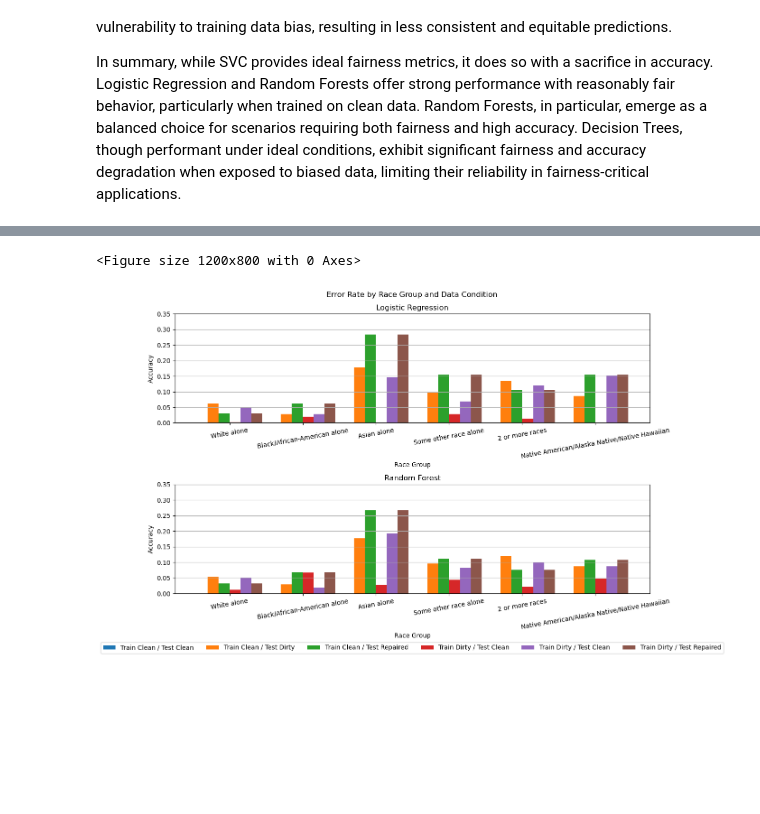
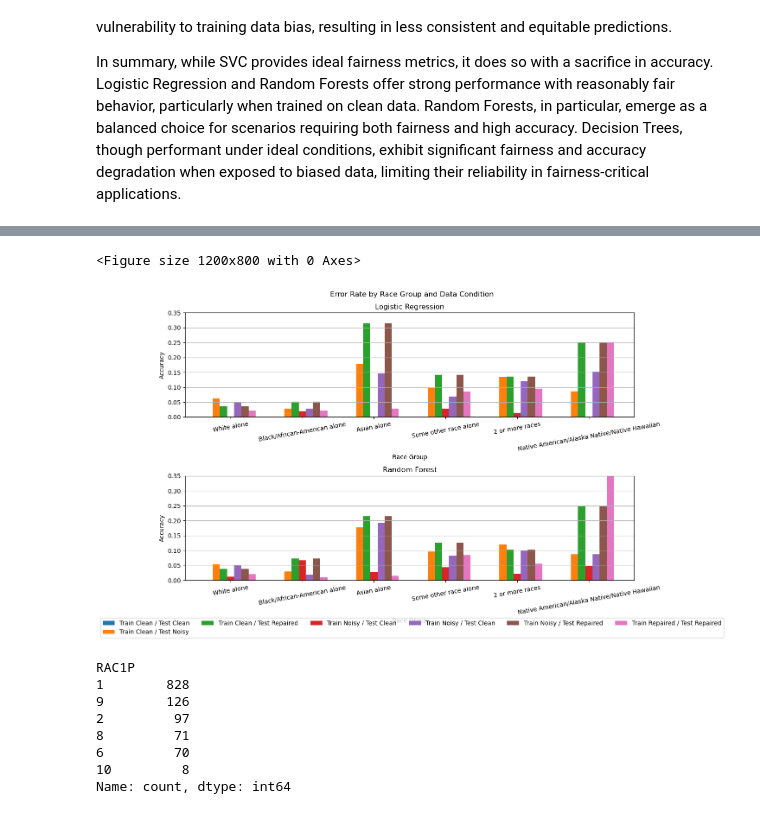
Before and after one commit to michelle-qiu/cs-590-fairness, a Jupyter notebook: pums_ML_updated_analysis.ipynb, the cells around one changed output, grey strips where cells are left out. Saved outputs shown, nothing was run; the diff lists cells and outputs as text; code cells hidden in the pictures; blank space fills up the shorter version.

```diff
--- a/pums_ML_updated_analysis.ipynb
+++ b/pums_ML_updated_analysis.ipynb
@@ -72,7 +88,7 @@ def prepare_data(df, is_clean=True, is_repair=False):
 X_train_clean, X_test_clean, y_train_clean, y_test_clean, s_train_clean, s_test_clean = prepare_data(clean_df, is_clean=True)
 X_train_dirty, X_test_dirty, y_train_dirty, y_test_dirty, s_train_dirty, s_test_dirty = prepare_data(dirty_df, is_clean=False)
 
-X_repaired, y_repaired, s_repaired = prepare_data(repaired_df, is_clean=False, is_repair=True)
+X_train_repaired, X_test_repaired, y_train_repaired, y_test_repaired, s_train_repaired, s_test_repaired = prepare_data(repaired_df, is_clean=False)
 # X_repaired, y_repaired, s_repaired = prepare_data(repaired_df, is_clean=False, is_repair=True)
 # %%
 # X_train_clean_c = X_train_clean_c.drop("RAC1P", axis=1)
@@ -310,19 +342,24 @@ y_pred_rf_train_dirty_test_repaired = rf_train_dirty.predict(X_repaired)
 # y_pred_svm_train_clean_test_repaired = svm_train_clean.predict(X_repaired_c)
 # y_pred_svm_train_dirty_test_repaired = svm_train_dirty.predict(X_repaired_d)
 
-svm_train_clean = SVC(kernel="linear", max_iter=5000, random_state=42)
+svm_train_clean = SVC(kernel="linear", max_iter=100000, random_state=42)
 svm_train_clean.fit(X_train_clean, y_train_clean)
 y_pred_svm_train_clean_test_clean = svm_train_clean.predict(X_test_clean)
 y_pred_svm_train_clean_test_dirty = svm_train_clean.predict(X_test_dirty)
 
-svm_train_dirty = SVC(kernel="linear", max_iter=5000, random_state=42)
+svm_train_dirty = SVC(kernel="linear", max_iter=100000, random_state=42)
 svm_train_dirty.fit(X_train_dirty, y_train_dirty)
 y_pred_svm_train_dirty_test_clean = svm_train_dirty.predict(X_test_clean)
 y_pred_svm_train_dirty_test_dirty = svm_train_dirty.predict(X_test_dirty)
 
 #repaired below
-y_pred_svm_train_clean_test_repaired = svm_train_clean.predict(X_repaired)
-y_pred_svm_train_dirty_test_repaired = svm_train_dirty.predict(X_repaired)
+y_pred_svm_train_clean_test_repaired = svm_train_clean.predict(X_test_repaired)
+y_pred_svm_train_dirty_test_repaired = svm_train_dirty.predict(X_test_repaired)
+
+#adding repaired/repaired
+svm_train_repaired = SVC(kernel="linear", max_iter=100000, random_state=42)
+svm_train_repaired.fit(X_train_repaired, y_train_repaired)
+y_pred_svm_train_repaired_test_repaired = svm_train_repaired.predict(X_test_repaired)
 # %%
 #Predictions for all 4 models (each trained on the clean/dirty data) on all of the repaired data!
 
@@ -858,14 +963,15 @@ def analyze_misclassifications(X_test, y_test, y_pred, sensitive_attr):
         'misclassified_feature_stats': misclassified_stats,
         'overall_feature_stats': overall_stats
     }
-def misclassification_analysis(model_name, X_test_clean, X_test_dirty, X_repaired, y_test_clean, y__test_dirty, y_repaired, y_pred_train_clean_test_clean, y_pred_train_clean_test_dirty, y_pred_train_dirty_test_clean, y_pred_train_dirty_test_dirty, y_pred_train_clean_test_repaired, y_pred_train_dirty_test_repaired, ax):
+def misclassification_analysis(model_name, X_test_clean, X_test_dirty, X_test_repaired, y_test_clean, y_test_dirty, y_test_repaired, y_pred_train_clean_test_clean, y_pred_train_clean_test_dirty, y_pred_train_dirty_test_clean, y_pred_train_dirty_test_dirty, y_pred_train_clean_test_repaired, y_pred_train_dirty_test_repaired, y_pred_train_repaired_test_repaired, ax):
     # Analyze all four logistic regression scenarios
     clean_clean_errors = analyze_misclassifications(X_test_clean, y_test_clean, y_pred_train_clean_test_clean, s_test_clean)
     clean_dirty_errors = analyze_misclassifications(X_test_dirty, y_test_dirty, y_pred_train_clean_test_dirty, s_test_dirty)
     dirty_clean_errors = analyze_misclassifications(X_test_clean, y_test_clean, y_pred_train_dirty_test_clean, s_test_clean)
     dirty_dirty_errors = analyze_misclassifications(X_test_dirty, y_test_dirty, y_pred_train_dirty_test_dirty, s_test_dirty)
-    clean_repaired_errors = analyze_misclassifications(X_repaired, y_repaired, y_pred_train_clean_test_repaired, s_repaired)
-    dirty_repaired_errors = analyze_misclassifications(X_repaired, y_repaired, y_pred_train_dirty_test_repaired, s_repaired)
+    clean_repaired_errors = analyze_misclassifications(X_test_repaired, y_test_repaired, y_pred_train_clean_test_repaired, s_test_repaired)
+    dirty_repaired_errors = analyze_misclassifications(X_test_repaired, y_test_repaired, y_pred_train_dirty_test_repaired, s_test_repaired)
+    repaired_repaired_errors = analyze_misclassifications(X_test_repaired, y_test_repaired, y_pred_train_repaired_test_repaired, s_test_repaired)
 
     # Collect all race groups
     groups = sorted(set(clean_clean_errors['group_error_rates'].keys()) |
@@ -873,7 +979,9 @@ def misclassification_analysis(model_name, X_test_clean, X_test_dirty, X_repaire
                     set(dirty_clean_errors['group_error_rates'].keys()) |
                     set(dirty_dirty_errors['group_error_rates'].keys()) |
                     set(clean_repaired_errors['group_error_rates'].keys()) |
-                        set(dirty_repaired_errors['group_error_rates'].keys()))
+                    set(dirty_repaired_errors['group_error_rates'].keys()) |
+                    set(repaired_repaired_errors['group_error_rates'].keys())
+                   )
     # Extract error rates by group
     clean_clean_errors = [clean_clean_errors['group_error_rates'].get(g, 0) for g in groups]
     clean_dirty_errors = [clean_dirty_errors['group_error_rates'].get(g, 0) for g in groups]
@@ -881,10 +989,11 @@ def misclassification_analysis(model_name, X_test_clean, X_test_dirty, X_repaire
     dirty_dirty_errors = [dirty_dirty_errors['group_error_rates'].get(g, 0) for g in groups]
     clean_repaired_errors = [dirty_repaired_errors['group_error_rates'].get(g, 0) for g in groups]
     dirty_repaired_errors = [dirty_repaired_errors['group_error_rates'].get(g, 0) for g in groups]
+    repaired_repaired_errors = [repaired_repaired_errors['group_error_rates'].get(g, 0) for g in groups]
 
     # Plot grouped bar chart
     x = np.arange(len(groups))
-    width = 0.15
+    width = 0.1
 
     races_new = {1:"White alone", 2: "Black/African-American alone", 6: "Asian alone", 8: "Some other race alone", 9: "2 or more races", 10: "Native American/Alaska Native/Native Hawaiian"}
     ax.set_xticks(x, [races_new[i] for i in groups])
@@ -892,46 +1001,60 @@ def misclassification_analysis(model_name, X_test_clean, X_test_dirty, X_repaire
     ax.tick_params(axis='x', labelrotation=10)
 
 
-    p0 = ax.bar(x - 2.5*width, clean_clean_errors, width, label='Train Clean / Test Clean')
-    p1 = ax.bar(x - 1.5*width, clean_dirty_errors, width, label='Train Clean / Test Dirty')
-    p4 = ax.bar(x - .5*width, clean_repaired_errors, width, label='Train Clean / Test Repaired')
+    p0 = ax.bar(x - 3*width, clean_clean_errors, width, label='Train Clean / Test Clean')
+    p1 = ax.bar(x - 2*width, clean_dirty_errors, width, label='Train Clean / Test Noisy')
+    p4 = ax.bar(x - 1*width, clean_repaired_errors, width, label='Train Clean / Test Repaired')
 
-    p2 = ax.bar(x + 0.5*width, dirty_clean_errors, width, label='Train Dirty / Test Clean')
-    p3 = ax.bar(x + 1.5*width, dirty_dirty_errors, width, label='Train Dirty / Test Dirty')
-    p5 = ax.bar(x + 2.5*width, dirty_repaired_errors, width, label='Train Dirty / Test Repaired')
+    p2 = ax.bar(x , dirty_clean_errors, width, label='Train Noisy / Test Clean')
+    p3 = ax.bar(x + 1*width, dirty_dirty_errors, width, label='Train Noisy / Test Noisy')
+    p5 = ax.bar(x + 2*width, dirty_repaired_errors, width, label='Train Noisy / Test Repaired')
+    p6 = ax.bar(x + 3*width, repaired_repaired_errors, width, label='Train Repaired / Test Repaired')
 
     ax.set_xlabel('Race Group')
     ax.set_ylabel('Error Rate')
     ax.set_title(model_name)
-    labels = ['Train Clean / Test Clean', 'Train Clean / Test Dirty', 'Train Clean / Test Repaired', 'Train Dirty / Test Clean', 'Train Dirty / Test Clean', 'Train Dirty / Test Repaired']
+    labels = ['Train Clean / Test Clean', 'Train Clean / Test Noisy', 'Train Clean / Test Repaired', 'Train Noisy / Test Clean', 'Train Noisy / Test Clean', 'Train Noisy / Test Repaired',  'Train Repaired / Test Repaired']
     ax.grid(True, axis='y')
     ax.set_ylim(0, 0.35)
 
     ax.set_xlabel('Race Group')
     ax.set_ylabel('Accuracy')
     ax.set_title(model_name)
     # plt.title('Logistic Regression Accuracy by Race Group and Data Condition')
-    return [p0,p1,p4, p2,p3,p5], labels
+    return [p0,p1,p4, p2,p3,p5, p6], labels
 
 
 plt.figure(figsize=(12, 8))
 
 
 fig, axes = plt.subplots(2,1, figsize=(12, 8),  sharex=True, sharey=True)
 
-misclassification_analysis("Logistic Regression", X_test_clean, X_test_dirty, X_repaired, y_test_clean, y_test_dirty, y_repaired, y_pred_logreg_train_clean_test_clean, y_pred_logreg_train_clean_test_dirty, y_pred_logreg_train_dirty_test_clean, y_pred_logreg_train_dirty_test_dirty, y_pred_logreg_train_clean_test_repaired, y_pred_logreg_train_dirty_test_repaired, ax=axes[0])
+misclassification_analysis("Logistic Regression", X_test_clean, X_test_dirty, X_test_repaired, y_test_clean, y_test_dirty, y_test_repaired, y_pred_logreg_train_clean_test_clean, y_pred_logreg_train_clean_test_dirty, y_pred_logreg_train_dirty_test_clean, y_pred_logreg_train_dirty_test_dirty, y_pred_logreg_train_clean_test_repaired, y_pred_logreg_train_dirty_test_repaired, y_pred_logreg_train_repaired_test_repaired, ax=axes[0])
 
-fig_handles, fig_labels = misclassification_analysis("Random Forest",  X_test_clean, X_test_dirty, X_repaired, y_test_clean, y_test_dirty, y_repaired, y_pred_rf_train_clean_test_clean, y_pred_rf_train_clean_test_dirty, y_pred_rf_train_dirty_test_clean, y_pred_rf_train_dirty_test_dirty, y_pred_rf_train_clean_test_repaired, y_pred_rf_train_dirty_test_repaired,  ax=axes[1])
+fig_handles, fig_labels = misclassification_analysis("Random Forest",  X_test_clean, X_test_dirty, X_test_repaired, y_test_clean, y_test_dirty, y_test_repaired, y_pred_rf_train_clean_test_clean, y_pred_rf_train_clean_test_dirty, y_pred_rf_train_dirty_test_clean, y_pred_rf_train_dirty_test_dirty, y_pred_rf_train_clean_test_repaired, y_pred_rf_train_dirty_test_repaired, y_pred_rf_train_repaired_test_repaired,  ax=axes[1])
 
 plt.suptitle('Error Rate by Race Group and Data Condition')
 
 # plt.xticks(x, groups)
 plt.tight_layout()
 
 fig.legend(fig_handles, fig_labels, bbox_to_anchor=[0.5, -.03], loc='lower center', fancybox=True, ncol = 6)
 plt.savefig("error_rate_by_race.png", bbox_inches='tight')
 
 plt.show()
 # %% [output]
 <Figure size 1200x800 with 0 Axes>
-[figure, old version]
+[figure, new version]
+# %%
+pd.DataFrame(s_test_repaired).value_counts()
+
+pd.DataFrame(y_test_repaired).value_counts()
+# %% [output]
+RAC1P
+1        828
+9        126
+2         97
+8         71
+6         70
+10         8
+Name: count, dtype: int64
```
Also changed, not shown: parts of 21 cells of this notebook, 5 other files.
